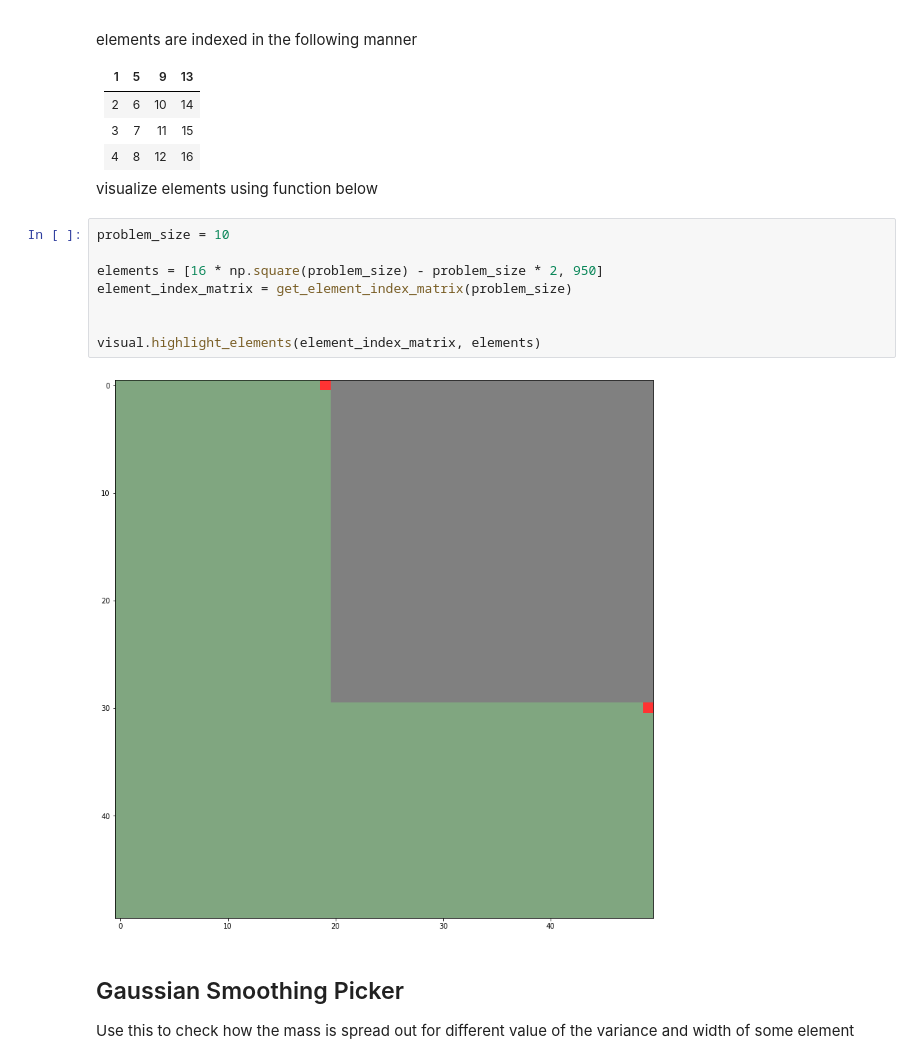
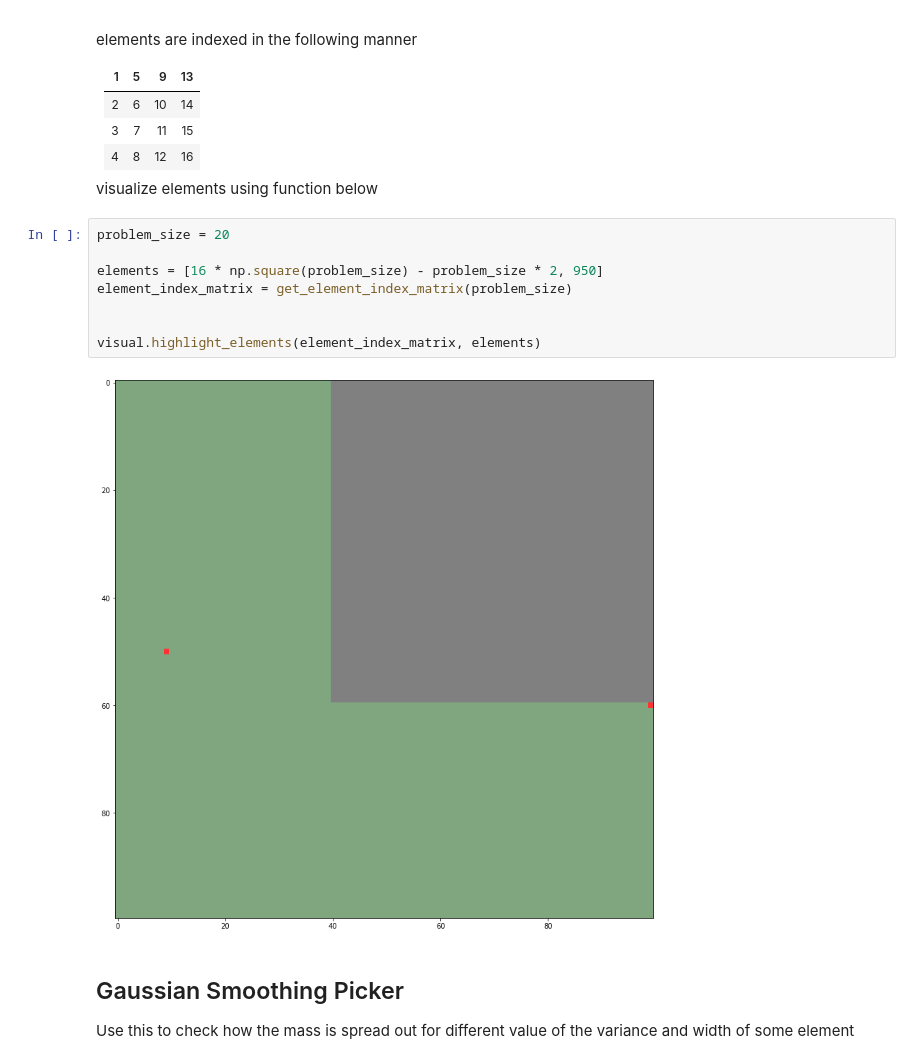
Before and after one commit to JonasRSV/Tensorflow-Structural-Optimization-Example, a Jupyter notebook: demo-stress-conditions.ipynb, the cells around one changed output. Cells and saved outputs as stored; diff of their text form.

```diff
--- a/demo-stress-conditions.ipynb
+++ b/demo-stress-conditions.ipynb
@@ -30,15 +30,15 @@ elements are indexed in the following manner
 
 visualize elements using function below
 # %%
-problem_size = 10
+problem_size = 20
 
 elements = [16 * np.square(problem_size) - problem_size * 2, 950]
 element_index_matrix = get_element_index_matrix(problem_size)
 
 
 visual.highlight_elements(element_index_matrix, elements)
 # %% [output]
-[figure, old version]
+[figure, new version]
 # %% [markdown]
 Gaussian Smoothing Picker
 ---
```
Also changed, not shown: parts of 7 cells of this notebook, 2 other files.
